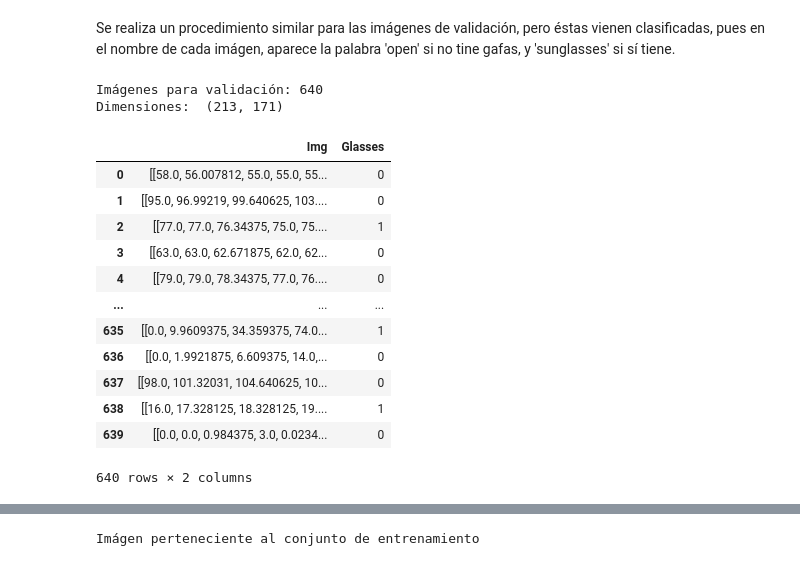
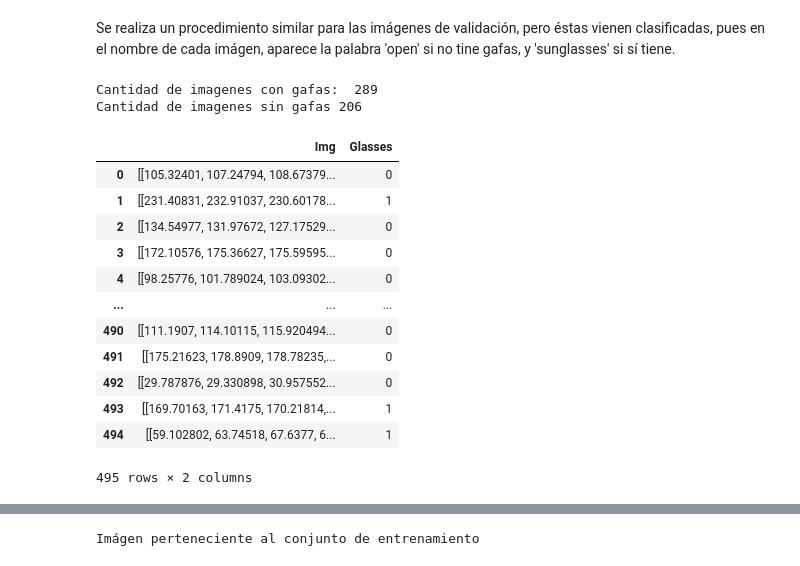
Before and after one commit to scuartasr/TAE_T3, a Jupyter notebook: Modelo_Python/Modelo_TAE_Trabajo3.ipynb, the cells around one changed output, grey strips where cells are left out. Saved outputs shown, nothing was run; the diff lists cells and outputs as text; code cells hidden in the pictures.

```diff
--- a/Modelo_Python/Modelo_TAE_Trabajo3.ipynb
+++ b/Modelo_Python/Modelo_TAE_Trabajo3.ipynb
@@ -143,46 +144,55 @@ trndata
 Se realiza un procedimiento similar para las imágenes de validación, pero éstas vienen clasificadas, pues en el nombre de cada imágen, aparece la palabra 'open' si no tine gafas, y 'sunglasses' si sí tiene.
 # %%
 #Carga de imagenes VALIDACIÓN
-imgV_path='/content/drive/MyDrive/Trabajos/Trabajo 3/Faces'
-x_vad=[]
-valLabel=[]
+
+imgV_path='/content/drive/MyDrive/Trabajos/Trabajo 3/Prediccion/Glasses'
+x_val=[]
+y_val=[]
+#Imagenes con gafas
 for img in sorted(os.listdir(imgV_path)):
     Face=cv2.imread(imgV_path+'/'+img,-1)
     Face = image.img_to_array(Face)
-    if Face.shape[0]==120:
-      if 'sunglasses' in img:
-        valLabel.append(1)
-      else:
-        valLabel.append(0)
+    x_val.append(cv2.cvtColor(cv2.resize(Face, (171,213), interpolation = cv2.INTER_AREA), cv2.COLOR_RGB2GRAY).astype('float32'))
+    y_val.append(1)
+    #x_trn_glass.append(cv2.cvtColor(cv2.resize(Face, (60,64), interpolation = cv2.INTER_AREA), cv2.COLOR_RGB2GRAY))
+    #x_trn_glass.append(cv2.cvtColor(cv2.resize(Face, (30,32), interpolation = cv2.INTER_AREA), cv2.COLOR_RGB2GRAY))
+sunG=len(y_val)
+print('Cantidad de imagenes con gafas: ',len(y_val))
 
-      x_vad.append(cv2.resize(Face, (171,213), interpolation = cv2.INTER_AREA).astype('float32'))
-      #x_vad.append((Face).astype('float32'))
+#Imagenes sin gafas
+imgV_path='/content/drive/MyDrive/Trabajos/Trabajo 3/Prediccion/NoGlasses'
+for img in sorted(os.listdir(imgV_path)):
+    Face=cv2.imread(imgV_path+'/'+img,-1)
+    Face = image.img_to_array(Face)
+    x_val.append(cv2.cvtColor(cv2.resize(Face, (171,213), interpolation = cv2.INTER_AREA), cv2.COLOR_RGB2GRAY).astype('float32'))
+    y_val.append(0)
 
-x_vad=np.array(x_vad)
-print('Imágenes para validación:',x_vad.shape[0])
-print('Dimensiones: ',x_vad.shape[1:])
+x_val=np.array(x_val)
+print('Cantidad de imagenes sin gafas',len(y_val)-sunG)
 
-valdata=list(zip(x_vad,valLabel))
+
+
+valdata=list(zip(x_val,y_val))
 #valdata=pd.DataFrame({'Img':x_vad,'Glasses':valLabel})
 valdata=pd.DataFrame(valdata,columns = ['Img', 'Glasses'])
 
 #valdata['Glasses']=pd.Categorical(valdata['Glasses'])
 valdata=valdata.sample(frac=1).reset_index(drop=True)
 valdata
 # %% [output]
-Imágenes para validación: 640
-Dimensiones:  (213, 171)
+Cantidad de imagenes con gafas:  289
+Cantidad de imagenes sin gafas 206
 |  | Img | Glasses |
-| 0 | [[58.0, 56.007812, 55.0, 55.0, 55... | 0 |
-| 1 | [[95.0, 96.99219, 99.640625, 103.... | 0 |
-| 2 | [[77.0, 77.0, 76.34375, 75.0, 75.... | 1 |
-| 3 | [[63.0, 63.0, 62.671875, 62.0, 62... | 0 |
-| 4 | [[79.0, 79.0, 78.34375, 77.0, 76.... | 0 |
+| 0 | [[105.32401, 107.24794, 108.67379... | 0 |
+| 1 | [[231.40831, 232.91037, 230.60178... | 1 |
+| 2 | [[134.54977, 131.97672, 127.17529... | 0 |
+| 3 | [[172.10576, 175.36627, 175.59595... | 0 |
+| 4 | [[98.25776, 101.789024, 103.09302... | 0 |
 | ... | ... | ... |
-| 635 | [[0.0, 9.9609375, 34.359375, 74.0... | 1 |
-| 636 | [[0.0, 1.9921875, 6.609375, 14.0,... | 0 |
-| 637 | [[98.0, 101.32031, 104.640625, 10... | 0 |
-| 638 | [[16.0, 17.328125, 18.328125, 19.... | 1 |
-| 639 | [[0.0, 0.0, 0.984375, 3.0, 0.0234... | 0 |
+| 490 | [[111.1907, 114.10115, 115.920494... | 0 |
+| 491 | [[175.21623, 178.8909, 178.78235,... | 0 |
+| 492 | [[29.787876, 29.330898, 30.957552... | 0 |
+| 493 | [[169.70163, 171.4175, 170.21814,... | 1 |
+| 494 | [[59.102802, 63.74518, 67.6377, 6... | 1 |
-640 rows × 2 columns
+495 rows × 2 columns
 # %% [markdown]
```
Also changed, not shown: parts of 7 cells of this notebook, 2 other files.
